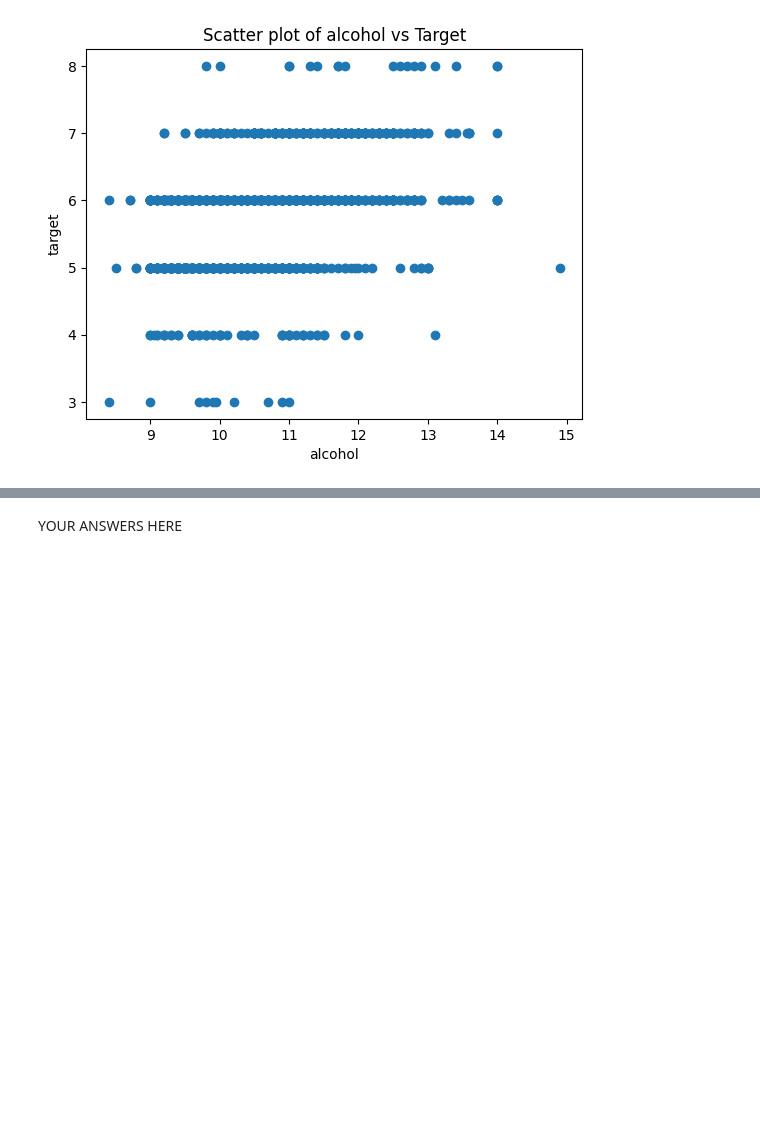
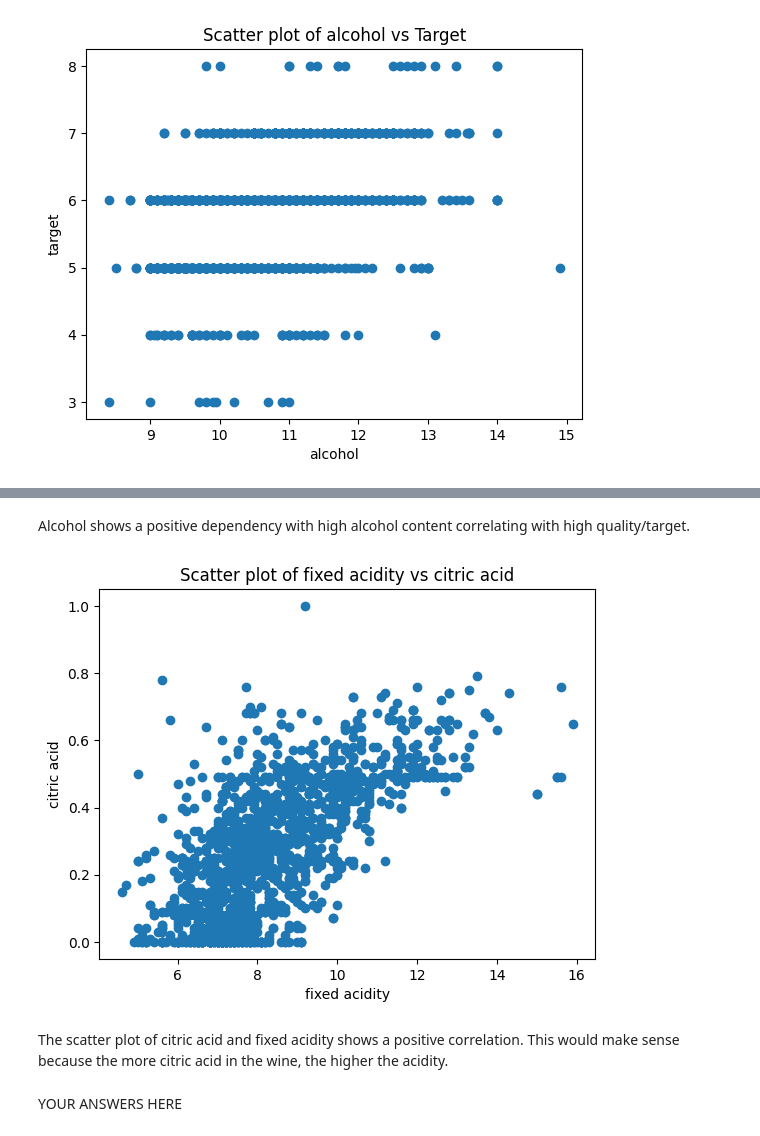
Before and after one commit to salil82/dx602-final-project, a Jupyter notebook: project.ipynb, the cells around one changed output, grey strips where cells are left out. Cells and saved outputs as stored; diff of their text form; code cells hidden in the pictures; blank space fills up the shorter version.

```diff
--- a/project.ipynb
+++ b/project.ipynb
@@ -272,3 +207,15 @@ wine_df.corr()
+# %% [markdown]
+Alcohol shows a positive dependency with high alcohol content correlating with high quality/target.
+# %%
+plt.scatter(wine_df['fixed acidity'], wine_df['citric acid'])
+plt.xlabel('fixed acidity')
+plt.ylabel('citric acid')
+plt.title('Scatter plot of fixed acidity vs citric acid')
+plt.show()
+# %% [output]
+[figure, added]
+# %% [markdown]
+The scatter plot of citric acid and fixed acidity shows a positive correlation. This would make sense because the more citric acid in the wine, the higher the acidity.
 # %% [markdown]
 YOUR ANSWERS HERE
 # %% [markdown]
```
Also changed, not shown: parts of 37 cells of this notebook.
